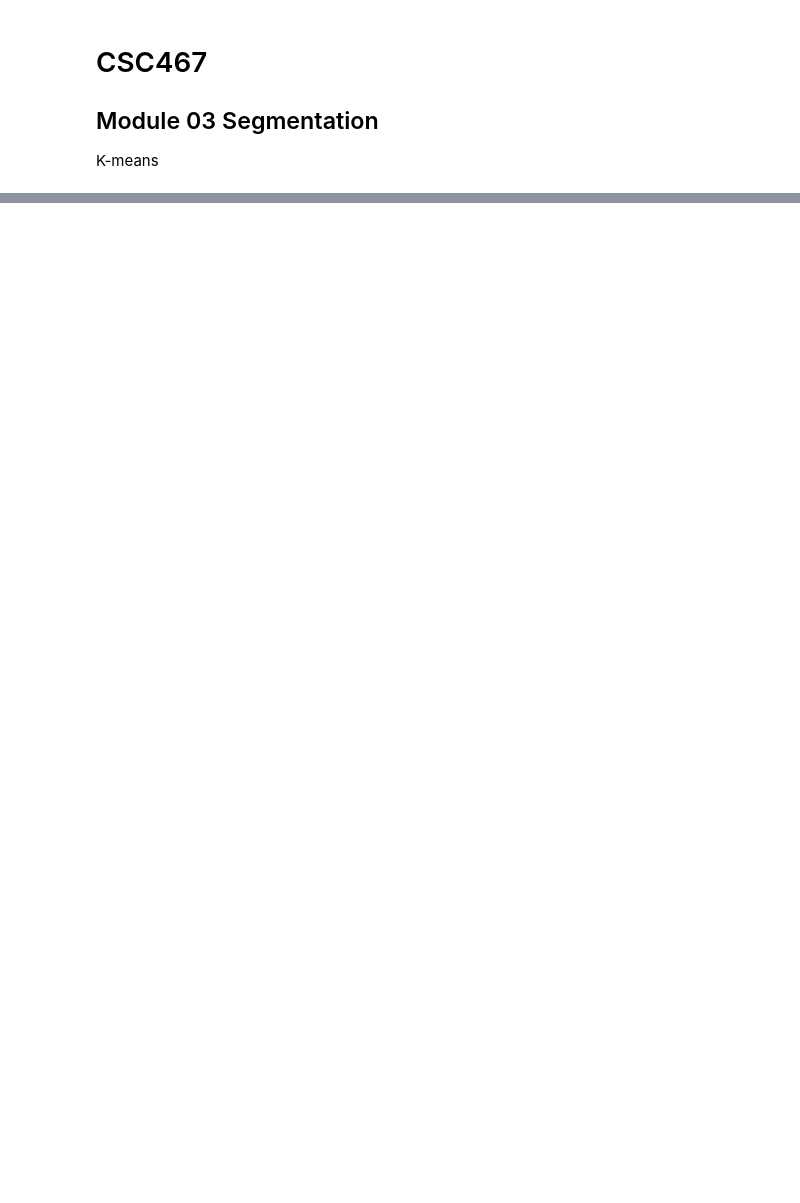
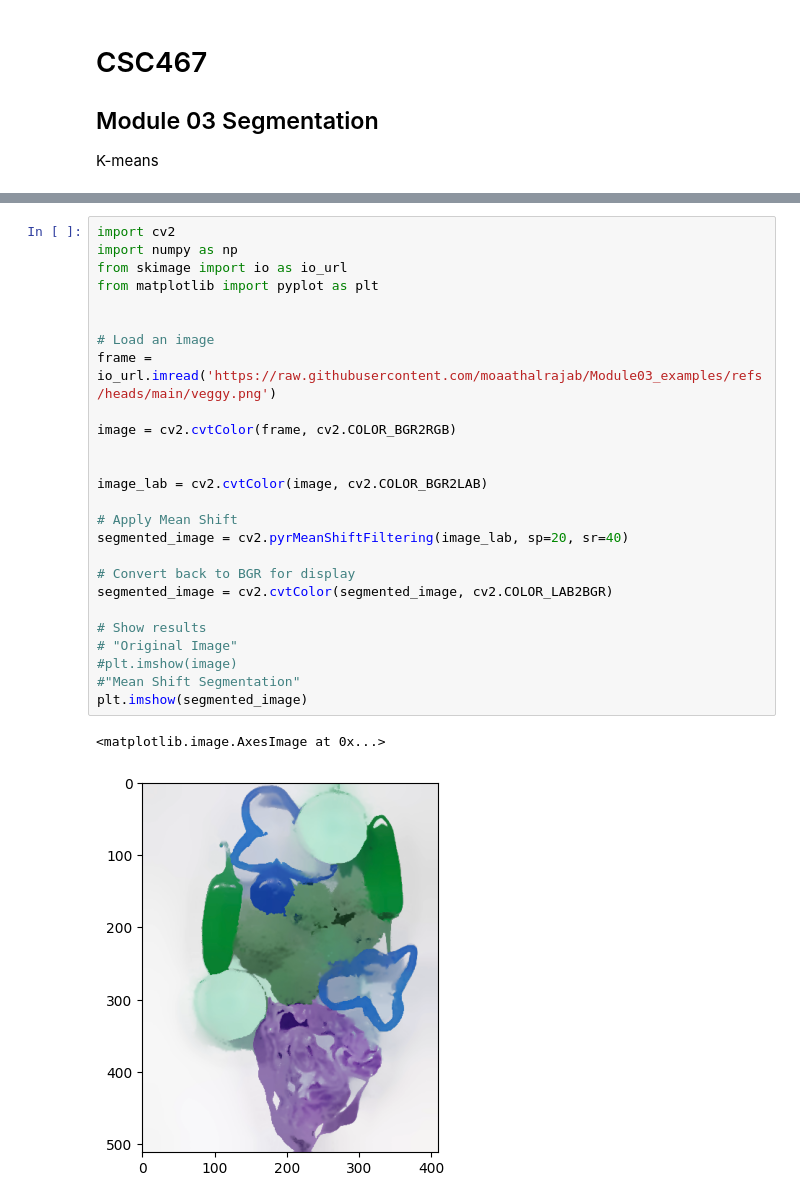
Before and after one commit to moaathalrajab/Module03_examples, a Jupyter notebook: kmeansexample.ipynb, the cells around one changed output, grey strips where cells are left out. Saved outputs shown, nothing was run; the diff lists cells and outputs as text; blank space fills up the shorter version.

```diff
--- a/kmeansexample.ipynb
+++ b/kmeansexample.ipynb
@@ -33,0 +35,29 @@ ModuleNotFoundError: No module named 'cv2'
+# %%
+import cv2
+import numpy as np
+from skimage import io as io_url
+from matplotlib import pyplot as plt
+
+
+# Load an image
+frame = io_url.imread('https://raw.githubusercontent.com/moaathalrajab/Module03_examples/refs/heads/main/veggy.png')
+
+image = cv2.cvtColor(frame, cv2.COLOR_BGR2RGB)
+
+
+image_lab = cv2.cvtColor(image, cv2.COLOR_BGR2LAB)
+
+# Apply Mean Shift
+segmented_image = cv2.pyrMeanShiftFiltering(image_lab, sp=20, sr=40)
+
+# Convert back to BGR for display
+segmented_image = cv2.cvtColor(segmented_image, cv2.COLOR_LAB2BGR)
+
+# Show results
+# "Original Image"
+#plt.imshow(image)
+#"Mean Shift Segmentation"
+plt.imshow(segmented_image)
+# %% [output]
+<matplotlib.image.AxesImage at 0x...>
+[figure, added]
```
Also changed, not shown: parts of 1 cell of this notebook.
